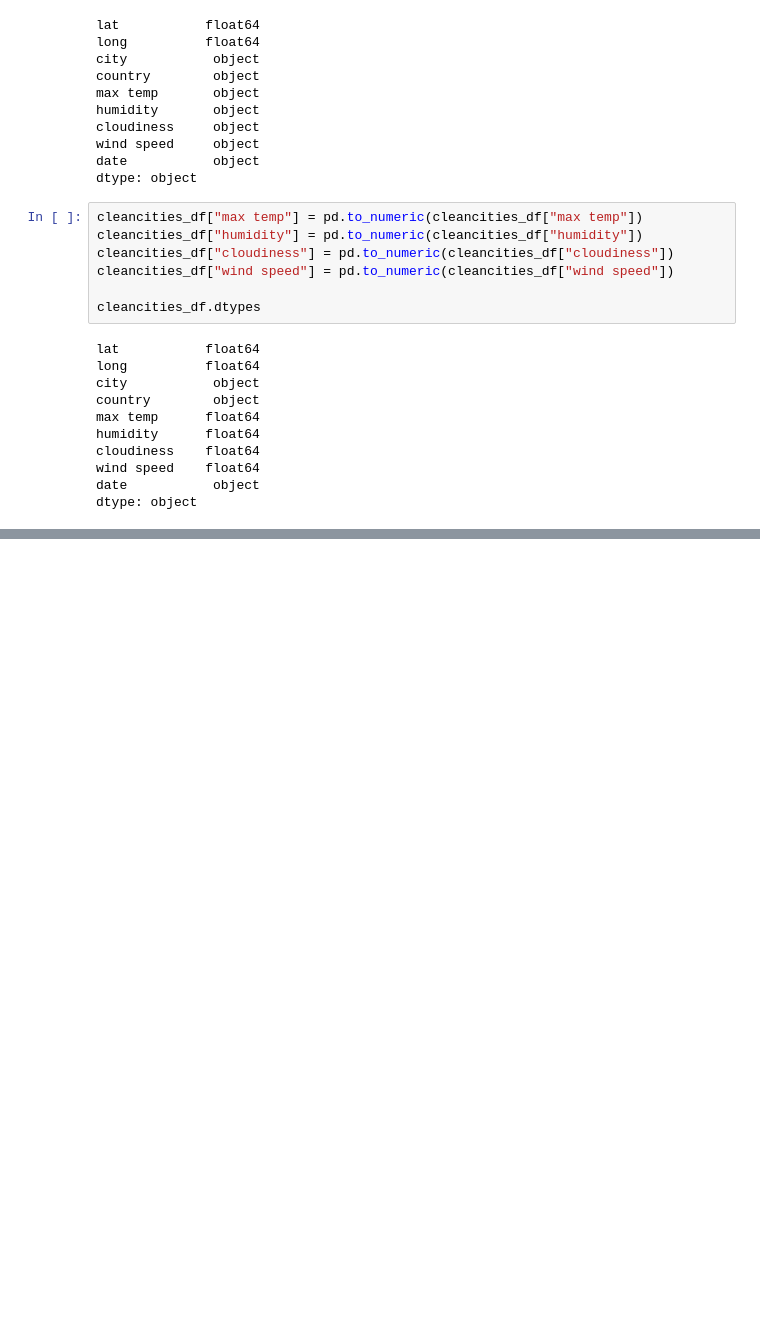
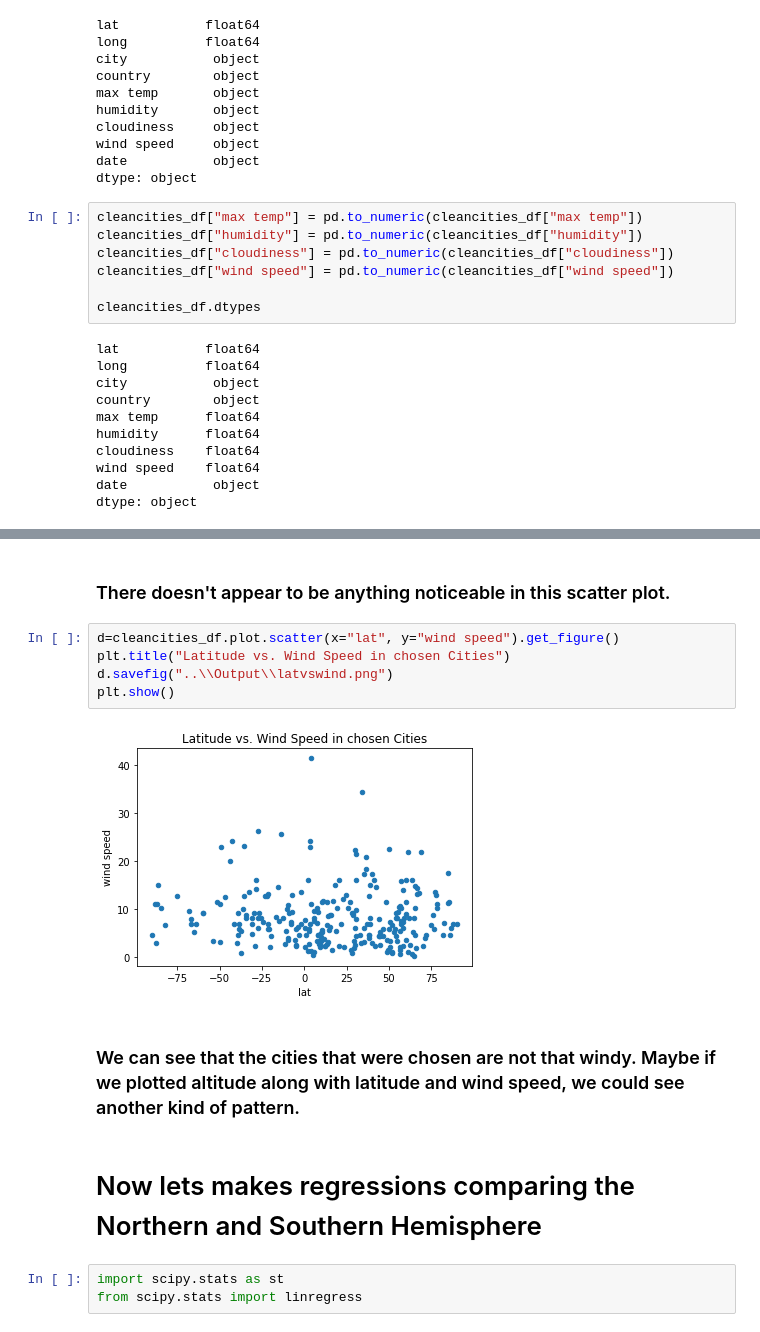
Before and after one commit to RoLDT/python-api-challenge, a Jupyter notebook: WeatherPy/WeatherPy.ipynb, the cells around one changed output, grey strips where cells are left out. Drawn from its saved outputs; the diff is of its cells as text; blank space fills up the shorter version.

```diff
--- a/WeatherPy/WeatherPy.ipynb
+++ b/WeatherPy/WeatherPy.ipynb
@@ -195,0 +223,16 @@ dtype: object
+# %% [markdown]
+### There doesn't appear to be anything noticeable in this scatter plot.
+# %%
+d=cleancities_df.plot.scatter(x="lat", y="wind speed").get_figure()
+plt.title("Latitude vs. Wind Speed in chosen Cities")
+d.savefig("..\\Output\\latvswind.png")
+plt.show()
+# %% [output]
+[figure, added]
+# %% [markdown]
+### We can see that the cities that were chosen are not that windy. Maybe if we plotted altitude along with latitude and wind speed, we could see another kind of pattern.
+# %% [markdown]
+# Now lets makes regressions comparing the Northern and Southern Hemisphere
+# %%
+import scipy.stats as st
+from scipy.stats import linregress
```
Also changed, not shown: parts of 29 cells of this notebook, 13 other files.
